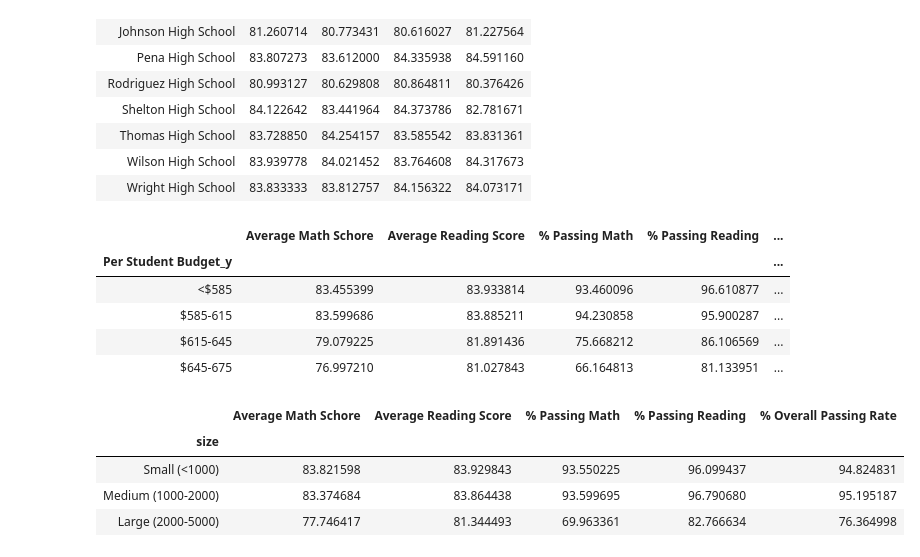
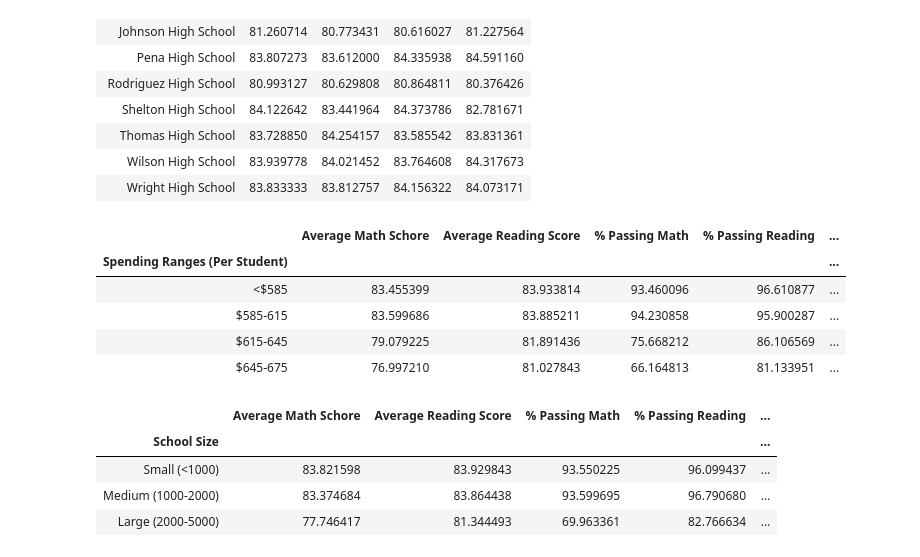
Before and after one commit to deirdrebclark/pandas-challenge, a Jupyter notebook: PyCitySchools/PyCitySchools.ipynb, the cells around one changed output. Drawn from its saved outputs; the diff is of its cells as text; code cells hidden in the pictures.

```diff
--- a/PyCitySchools/PyCitySchools.ipynb
+++ b/PyCitySchools/PyCitySchools.ipynb
@@ -282,14 +277,15 @@ school_summary_results_df = school_summary_results_df.rename(columns = {'index':
 scores_by_spending = pd.DataFrame(pd.cut(school_summary['Per Student Budget'].astype(float), bins, labels = group_names))
 scores_by_spending_df = pd.merge(school_summary_results_df, scores_by_spending, how='left', on=['school_name'])
 
-scores_by_spending_df = pd.DataFrame(scores_by_spending_df.groupby('Per Student Budget_y').mean())
+scores_by_spending_df = scores_by_spending_df.rename(columns = {'Per Student Budget_y':'Spending Ranges (Per Student)'})
+scores_by_spending_df = pd.DataFrame(scores_by_spending_df.groupby('Spending Ranges (Per Student)').mean())
 scores_by_spending_df = scores_by_spending_df[[ 'Average Math Schore', 'Average Reading Score',
                                                 '% Passing Math', '% Passing Reading', '% Overall Passing Rate']]
-scores_by_spending = scores_by_spending_df.rename(index={'Per Student Budget_y':'Spending Ranges (Per Student)'})
-scores_by_spending
+
+scores_by_spending_df
 # %% [output]
 |  | Average Math Schore | Average Reading Score | % Passing Math | % Passing Reading | ... |
-| Per Student Budget_y |  |  |  |  | ... |
+| Spending Ranges (Per Student) |  |  |  |  | ... |
 | <$585 | 83.455399 | 83.933814 | 93.460096 | 96.610877 | ... |
 | $585-615 | 83.599686 | 83.885211 | 94.230858 | 95.900287 | ... |
 | $615-645 | 79.079225 | 81.891436 | 75.668212 | 86.106569 | ... |
@@ -297,23 +293,22 @@ scores_by_spending
 # %%
 #Scores by School Size
 
 size_bins = [0, 1000, 2000, 5000]
 group_names = ["Small (<1000)", "Medium (1000-2000)", "Large (2000-5000)"]
 
+scores_by_size = pd.DataFrame(pd.cut(school_summary['size'].astype(float), size_bins, labels = group_names))
+scores_by_size_df = pd.merge(school_summary_results_df, scores_by_size, how = 'left', on = ['school_name'])
 
-scores_by_size = pd.DataFrame(pd.cut(school_summary['size'].astype(float), size_bins, labels = group_names))
-scores_by_size_df = pd.merge(school_summary_results_df, scores_by_size, how='left', on=['school_name'])
-
-scores_by_size_df = pd.DataFrame(scores_by_size_df.groupby('size').mean())
+scores_by_size_df = scores_by_size_df.rename(columns = {'size':'School Size'})
+scores_by_size_df = pd.DataFrame(scores_by_size_df.groupby('School Size').mean())
 scores_by_size_df = scores_by_size_df[[ 'Average Math Schore', 'Average Reading Score',
                                                 '% Passing Math', '% Passing Reading', '% Overall Passing Rate']]
-scores_by_size_df = scores_by_size_df.rename(index={'size':'School Size'})
 scores_by_size_df
 # %% [output]
-|  | Average Math Schore | Average Reading Score | % Passing Math | % Passing Reading | % Overall Passing Rate |
-| size |  |  |  |  |  |
-| Small (<1000) | 83.821598 | 83.929843 | 93.550225 | 96.099437 | 94.824831 |
-| Medium (1000-2000) | 83.374684 | 83.864438 | 93.599695 | 96.790680 | 95.195187 |
-| Large (2000-5000) | 77.746417 | 81.344493 | 69.963361 | 82.766634 | 76.364998 |
+|  | Average Math Schore | Average Reading Score | % Passing Math | % Passing Reading | ... |
+| School Size |  |  |  |  | ... |
+| Small (<1000) | 83.821598 | 83.929843 | 93.550225 | 96.099437 | ... |
+| Medium (1000-2000) | 83.374684 | 83.864438 | 93.599695 | 96.790680 | ... |
+| Large (2000-5000) | 77.746417 | 81.344493 | 69.963361 | 82.766634 | ... |
 # %%
 #Scores by School Type
```
Also changed, not shown: parts of 6 cells of this notebook.
